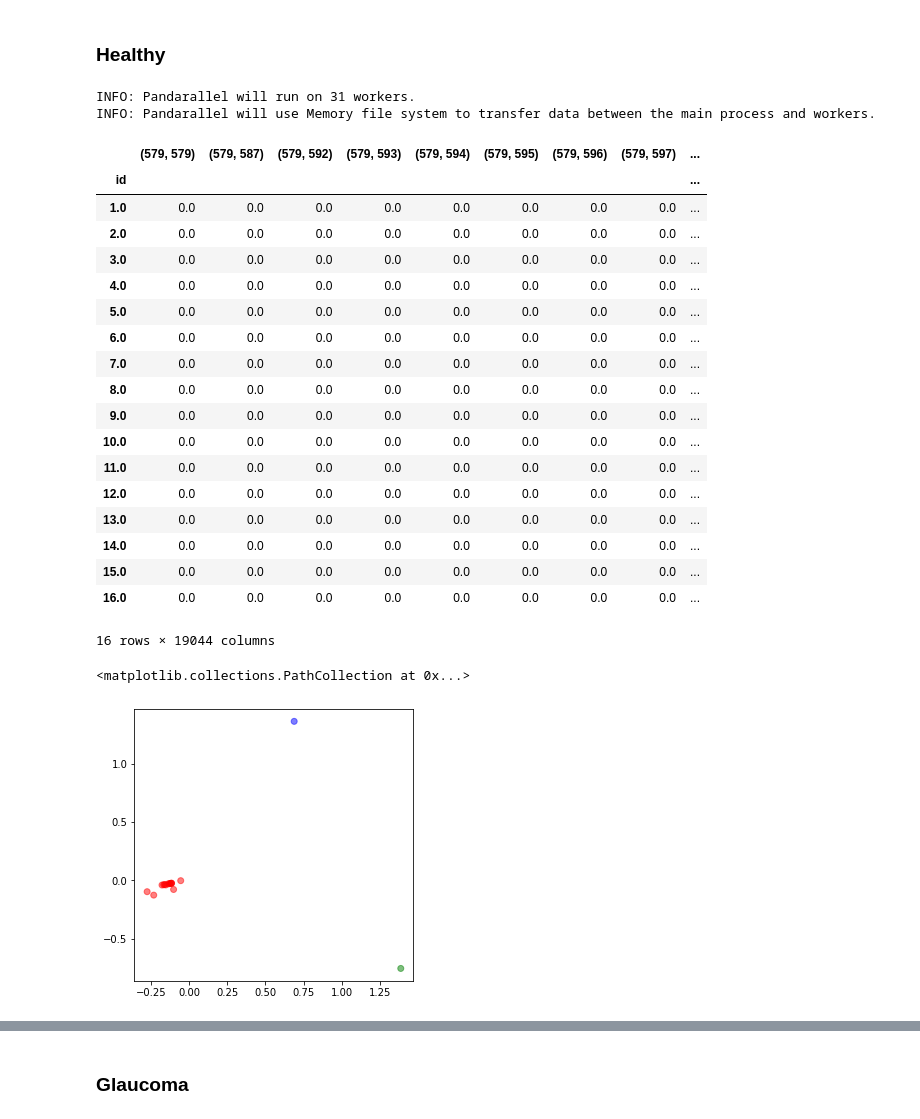
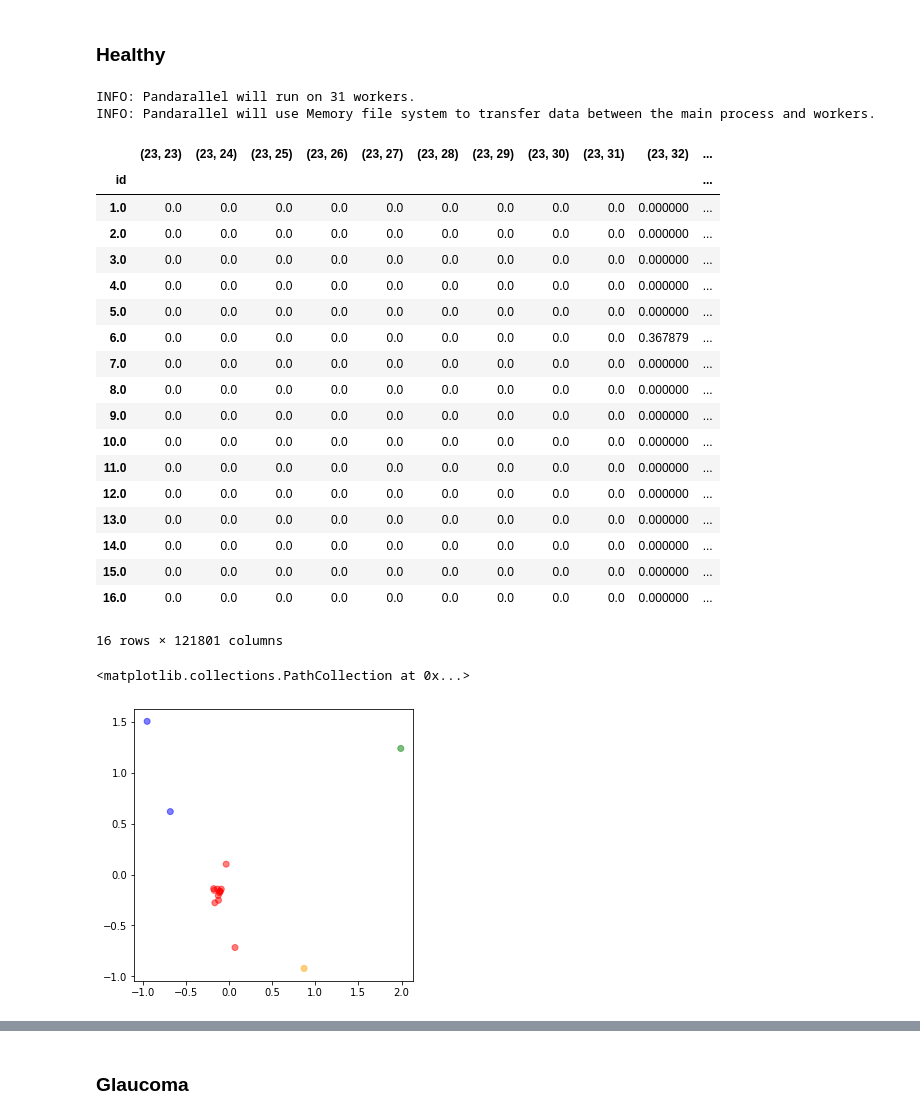
Before and after one commit to AI4VSLab/Embeddings, a Jupyter notebook: TrainingExperience/36monthsTraining-Copy1.ipynb, the cells around one changed output, grey strips where cells are left out. Saved outputs shown, nothing was run; the diff lists cells and outputs as text; code cells hidden in the pictures.

```diff
--- a/TrainingExperience/36monthsTraining-Copy1.ipynb
+++ b/TrainingExperience/36monthsTraining-Copy1.ipynb
@@ -416,8 +420,8 @@ df
 # %% [markdown]
 ### Healthy
 # %%
-path4 = 'Zeiss/Healthy/Healthy(4)/'
-path7 = 'Zeiss/Healthy/Healthy(7)/'
+path4 = '../../Zeiss/Healthy/Healthy(4)/'
+path7 = '../../Zeiss/Healthy/Healthy(7)/'
 
 paths = [path4, path7]
 
@@ -450,25 +454,25 @@ sgtembedding_df
 # %% [output]
 INFO: Pandarallel will run on 31 workers.
 INFO: Pandarallel will use Memory file system to transfer data between the main process and workers.
-|  | (579, 579) | (579, 587) | (579, 592) | (579, 593) | (579, 594) | (579, 595) | (579, 596) | (579, 597) | ... |
-| id |  |  |  |  |  |  |  |  | ... |
-| 1.0 | 0.0 | 0.0 | 0.0 | 0.0 | 0.0 | 0.0 | 0.0 | 0.0 | ... |
-| 2.0 | 0.0 | 0.0 | 0.0 | 0.0 | 0.0 | 0.0 | 0.0 | 0.0 | ... |
-| 3.0 | 0.0 | 0.0 | 0.0 | 0.0 | 0.0 | 0.0 | 0.0 | 0.0 | ... |
-| 4.0 | 0.0 | 0.0 | 0.0 | 0.0 | 0.0 | 0.0 | 0.0 | 0.0 | ... |
-| 5.0 | 0.0 | 0.0 | 0.0 | 0.0 | 0.0 | 0.0 | 0.0 | 0.0 | ... |
-| 6.0 | 0.0 | 0.0 | 0.0 | 0.0 | 0.0 | 0.0 | 0.0 | 0.0 | ... |
-| 7.0 | 0.0 | 0.0 | 0.0 | 0.0 | 0.0 | 0.0 | 0.0 | 0.0 | ... |
-| 8.0 | 0.0 | 0.0 | 0.0 | 0.0 | 0.0 | 0.0 | 0.0 | 0.0 | ... |
-| 9.0 | 0.0 | 0.0 | 0.0 | 0.0 | 0.0 | 0.0 | 0.0 | 0.0 | ... |
-| 10.0 | 0.0 | 0.0 | 0.0 | 0.0 | 0.0 | 0.0 | 0.0 | 0.0 | ... |
-| 11.0 | 0.0 | 0.0 | 0.0 | 0.0 | 0.0 | 0.0 | 0.0 | 0.0 | ... |
-| 12.0 | 0.0 | 0.0 | 0.0 | 0.0 | 0.0 | 0.0 | 0.0 | 0.0 | ... |
-| 13.0 | 0.0 | 0.0 | 0.0 | 0.0 | 0.0 | 0.0 | 0.0 | 0.0 | ... |
-| 14.0 | 0.0 | 0.0 | 0.0 | 0.0 | 0.0 | 0.0 | 0.0 | 0.0 | ... |
-| 15.0 | 0.0 | 0.0 | 0.0 | 0.0 | 0.0 | 0.0 | 0.0 | 0.0 | ... |
-| 16.0 | 0.0 | 0.0 | 0.0 | 0.0 | 0.0 | 0.0 | 0.0 | 0.0 | ... |
+|  | (23, 23) | (23, 24) | (23, 25) | (23, 26) | (23, 27) | (23, 28) | (23, 29) | (23, 30) | (23, 31) | (23, 32) | ... |
+| id |  |  |  |  |  |  |  |  |  |  | ... |
+| 1.0 | 0.0 | 0.0 | 0.0 | 0.0 | 0.0 | 0.0 | 0.0 | 0.0 | 0.0 | 0.000000 | ... |
+| 2.0 | 0.0 | 0.0 | 0.0 | 0.0 | 0.0 | 0.0 | 0.0 | 0.0 | 0.0 | 0.000000 | ... |
+| 3.0 | 0.0 | 0.0 | 0.0 | 0.0 | 0.0 | 0.0 | 0.0 | 0.0 | 0.0 | 0.000000 | ... |
+| 4.0 | 0.0 | 0.0 | 0.0 | 0.0 | 0.0 | 0.0 | 0.0 | 0.0 | 0.0 | 0.000000 | ... |
+| 5.0 | 0.0 | 0.0 | 0.0 | 0.0 | 0.0 | 0.0 | 0.0 | 0.0 | 0.0 | 0.000000 | ... |
+| 6.0 | 0.0 | 0.0 | 0.0 | 0.0 | 0.0 | 0.0 | 0.0 | 0.0 | 0.0 | 0.367879 | ... |
+| 7.0 | 0.0 | 0.0 | 0.0 | 0.0 | 0.0 | 0.0 | 0.0 | 0.0 | 0.0 | 0.000000 | ... |
+| 8.0 | 0.0 | 0.0 | 0.0 | 0.0 | 0.0 | 0.0 | 0.0 | 0.0 | 0.0 | 0.000000 | ... |
+| 9.0 | 0.0 | 0.0 | 0.0 | 0.0 | 0.0 | 0.0 | 0.0 | 0.0 | 0.0 | 0.000000 | ... |
+| 10.0 | 0.0 | 0.0 | 0.0 | 0.0 | 0.0 | 0.0 | 0.0 | 0.0 | 0.0 | 0.000000 | ... |
+| 11.0 | 0.0 | 0.0 | 0.0 | 0.0 | 0.0 | 0.0 | 0.0 | 0.0 | 0.0 | 0.000000 | ... |
+| 12.0 | 0.0 | 0.0 | 0.0 | 0.0 | 0.0 | 0.0 | 0.0 | 0.0 | 0.0 | 0.000000 | ... |
+| 13.0 | 0.0 | 0.0 | 0.0 | 0.0 | 0.0 | 0.0 | 0.0 | 0.0 | 0.0 | 0.000000 | ... |
+| 14.0 | 0.0 | 0.0 | 0.0 | 0.0 | 0.0 | 0.0 | 0.0 | 0.0 | 0.0 | 0.000000 | ... |
+| 15.0 | 0.0 | 0.0 | 0.0 | 0.0 | 0.0 | 0.0 | 0.0 | 0.0 | 0.0 | 0.000000 | ... |
+| 16.0 | 0.0 | 0.0 | 0.0 | 0.0 | 0.0 | 0.0 | 0.0 | 0.0 | 0.0 | 0.000000 | ... |
-16 rows × 19044 columns
+16 rows × 121801 columns
 # %%
 pca = PCA(n_components=2)
 pca.fit(sgtembedding_df)
@@ -476,19 +480,19 @@ X=pca.transform(sgtembedding_df)
 
 df = pd.DataFrame(data=X, columns=['x1', 'x2'])
 # %%
-kmeans = KMeans(n_clusters=3, max_iter =300)
+kmeans = KMeans(n_clusters=4, max_iter =300)
 kmeans.fit(df)
 
 labels = kmeans.predict(df)
 centroids = kmeans.cluster_centers_
 
 fig = plt.figure(figsize=(5, 5))
-colmap = {1: 'r', 2: 'g', 3: 'b'}
+colmap = {1: 'r', 2: 'g', 3: 'b', 4: 'orange', 5: 'purple'}
 colors = list(map(lambda x: colmap[x+1], labels))
 plt.scatter(df['x1'], df['x2'], color=colors, alpha=0.5, edgecolor=colors)
 # %% [output]
 <matplotlib.collections.PathCollection at 0x...>
-[figure, old version]
+[figure, new version]
 # %%
 df['labels'] = colors
 df
```
Also changed, not shown: parts of 30 cells of this notebook, 2 other files.
